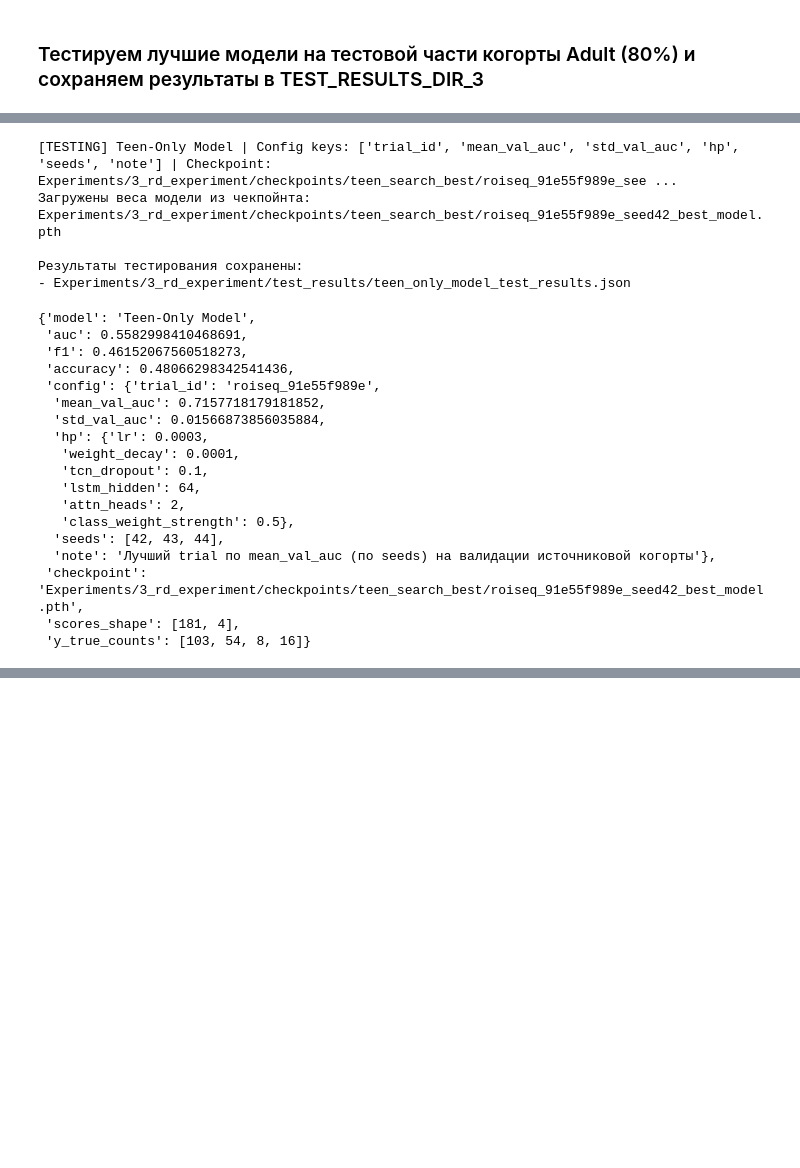
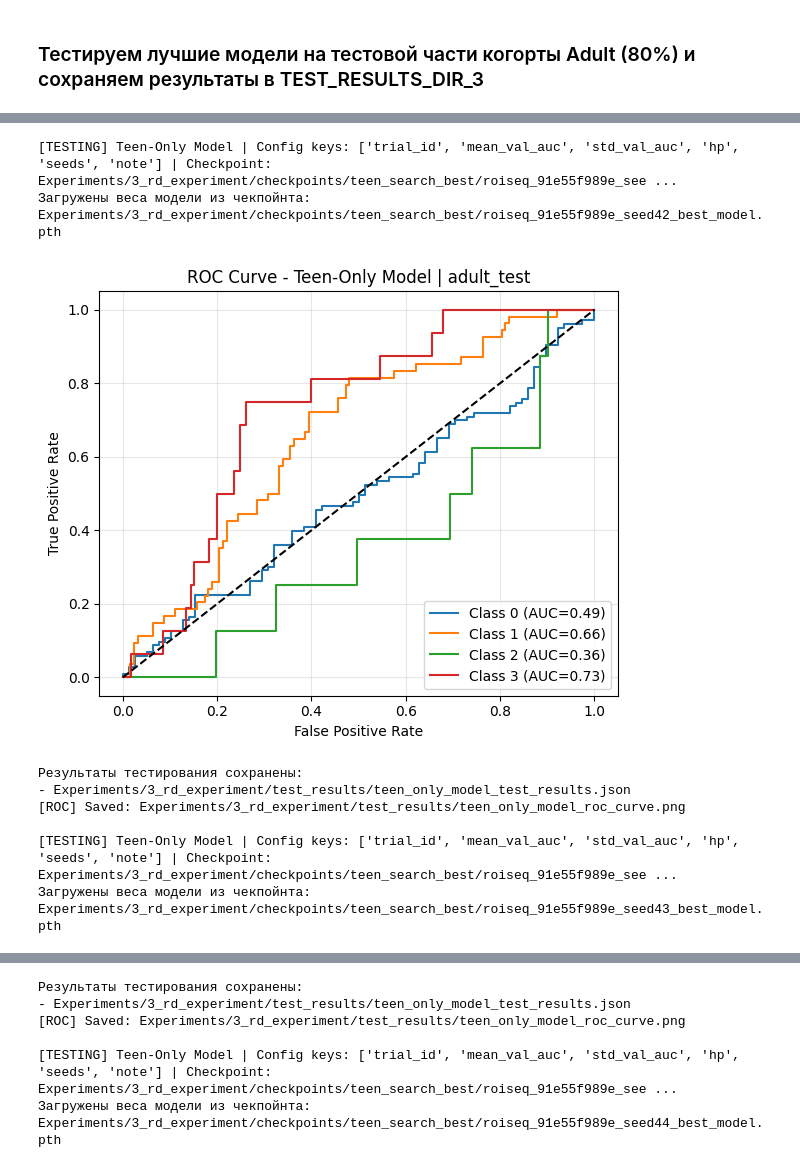
Before and after one commit to Amissum/ADHD_connectome_biomarkers_transfer_research, a Jupyter notebook: ADHD200/Pipelines/AthenaPipeline/Iter_3_ADHD200_train_v3.ipynb, the cells around one changed output, grey strips where cells are left out. Drawn from its saved outputs; the diff is of its cells as text; code cells hidden in the pictures; blank space fills up the shorter version.

```diff
--- a/ADHD200/Pipelines/AthenaPipeline/Iter_3_ADHD200_train_v3.ipynb
+++ b/ADHD200/Pipelines/AthenaPipeline/Iter_3_ADHD200_train_v3.ipynb
@@ -169,6 +169,7 @@ class EarlyStopMetric(enum.Enum):
     VAL_LOSS = 'val_loss'
     VAL_ACCURACY = 'val_accuracy'
     VAL_F1 = 'val_f1'
+    VAL_AUC = 'val_auc'
 
 class ClassWeightMode(enum.Enum):
     INV_FREQ = 'inv_freq' # обратная частота классов
@@ -1380,7 +1399,7 @@ def train_model(model, train_dl, val_dl, class_counts, device, epochs=10, checkp
     trainer = Trainer(model, train_dl, val_dl, class_counts, device, lr, weight_decay, class_weight_strength=class_weight_strength)
     best_acc = 0.0
     history = []
-    if early_metric not in (EarlyStopMetric.VAL_LOSS, EarlyStopMetric.VAL_ACCURACY, EarlyStopMetric.VAL_F1):
+    if early_metric not in (EarlyStopMetric.VAL_LOSS, EarlyStopMetric.VAL_ACCURACY, EarlyStopMetric.VAL_F1, EarlyStopMetric.VAL_AUC):
         early_metric = EarlyStopMetric.VAL_LOSS
     early_best = None
     early_counter = 0
@@ -1466,7 +1485,7 @@ def train_model(model, train_dl, val_dl, class_counts, device, epochs=10, checkp
             'stagnation_epochs': stagnation_epochs
         })
 
-        metric_value = {EarlyStopMetric.VAL_LOSS: val_loss, EarlyStopMetric.VAL_ACCURACY: val_acc, EarlyStopMetric.VAL_F1: val_f1}[early_metric]
+        metric_value = {EarlyStopMetric.VAL_LOSS: val_loss, EarlyStopMetric.VAL_ACCURACY: val_acc, EarlyStopMetric.VAL_F1: val_f1, EarlyStopMetric.VAL_AUC: val_auc}[early_metric]
         improve = False
         if early_best is None:
             early_best = metric_value
@@ -5909,50 +6271,35 @@ Adult test label distribution (from DataLoader)
 # %%
 # ============================================================
 # 3.1.6.1 Тестируем модель, обученную только на Teen
 # ============================================================
 model_name_teen = "Teen-Only Model"
 best_cfg_teen_path = os.path.join(BEST_DIR_TEEN_3, "best_config.json")
 
 with open(best_cfg_teen_path, "r", encoding="utf-8") as f:
     best_cfg_teen = json.load(f)
 
 trial_id_teen = best_cfg_teen.get("trial_id")
 if not trial_id_teen:
     raise KeyError("best_config.json for teen model has no 'trial_id'")
 
-best_ckpt_teen_path = os.path.join(BEST_DIR_TEEN_3, f"{trial_id_teen}_seed42_best_model.pth")
-
-test_best_models_on_adult_test(
-    best_cfg=best_cfg_teen,
-    best_ckpt=best_ckpt_teen_path,
+# Протестируем лучшую модель Teen по 3-м seed (42, 43 , 44)
+result_teen_only_test = test_best_model_all_seeds(
+    best_config=best_cfg_teen,
+    best_checkpoint_dir=BEST_DIR_TEEN_3,
     model_name=model_name_teen,
     test_loader=experiment_3_data_loader_for_search_adult_sampler_inference.inference_loader,
     device=DEVICE,
     n_classes=N_CLASSES,
     cov_dim=COV_DIM,
-    results_dir=TEST_RESULTS_DIR_3
+    results_dir=TEST_RESULTS_DIR_3,
 )
 # %% [output]
 [TESTING] Teen-Only Model | Config keys: ['trial_id', 'mean_val_auc', 'std_val_auc', 'hp', 'seeds', 'note'] | Checkpoint: Experiments/3_rd_experiment/checkpoints/teen_search_best/roiseq_91e55f989e_see ...
 Загружены веса модели из чекпойнта: Experiments/3_rd_experiment/checkpoints/teen_search_best/roiseq_91e55f989e_seed42_best_model.pth
-
-Результаты тестирования сохранены:
-- Experiments/3_rd_experiment/test_results/teen_only_model_test_results.json
+[figure, added]
-{'model': 'Teen-Only Model',
- 'auc': 0.5582998410468691,
- 'f1': 0.46152067560518273,
- 'accuracy': 0.48066298342541436,
- 'config': {'trial_id': 'roiseq_91e55f989e',
-  'mean_val_auc': 0.7157718179181852,
-  'std_val_auc': 0.01566873856035884,
-  'hp': {'lr': 0.0003,
-   'weight_decay': 0.0001,
-   'tcn_dropout': 0.1,
-   'lstm_hidden': 64,
-   'attn_heads': 2,
-   'class_weight_strength': 0.5},
-  'seeds': [42, 43, 44],
-  'note': 'Лучший trial по mean_val_auc (по seeds) на валидации источниковой когорты'},
- 'checkpoint': 'Experiments/3_rd_experiment/checkpoints/teen_search_best/roiseq_91e55f989e_seed42_best_model.pth',
- 'scores_shape': [181, 4],
- 'y_true_counts': [103, 54, 8, 16]}
+Результаты тестирования сохранены:
+- Experiments/3_rd_experiment/test_results/teen_only_model_test_results.json
+[ROC] Saved: Experiments/3_rd_experiment/test_results/teen_only_model_roc_curve.png
+
+[TESTING] Teen-Only Model | Config keys: ['trial_id', 'mean_val_auc', 'std_val_auc', 'hp', 'seeds', 'note'] | Checkpoint: Experiments/3_rd_experiment/checkpoints/teen_search_best/roiseq_91e55f989e_see ...
+Загружены веса модели из чекпойнта: Experiments/3_rd_experiment/checkpoints/teen_search_best/roiseq_91e55f989e_seed43_best_model.pth
@@ -5958,0 +6307,6 @@ test_best_models_on_adult_test(
+Результаты тестирования сохранены:
+- Experiments/3_rd_experiment/test_results/teen_only_model_test_results.json
+[ROC] Saved: Experiments/3_rd_experiment/test_results/teen_only_model_roc_curve.png
+
+[TESTING] Teen-Only Model | Config keys: ['trial_id', 'mean_val_auc', 'std_val_auc', 'hp', 'seeds', 'note'] | Checkpoint: Experiments/3_rd_experiment/checkpoints/teen_search_best/roiseq_91e55f989e_see ...
+Загружены веса модели из чекпойнта: Experiments/3_rd_experiment/checkpoints/teen_search_best/roiseq_91e55f989e_seed44_best_model.pth
```
Also changed, not shown: parts of 34 cells of this notebook.
